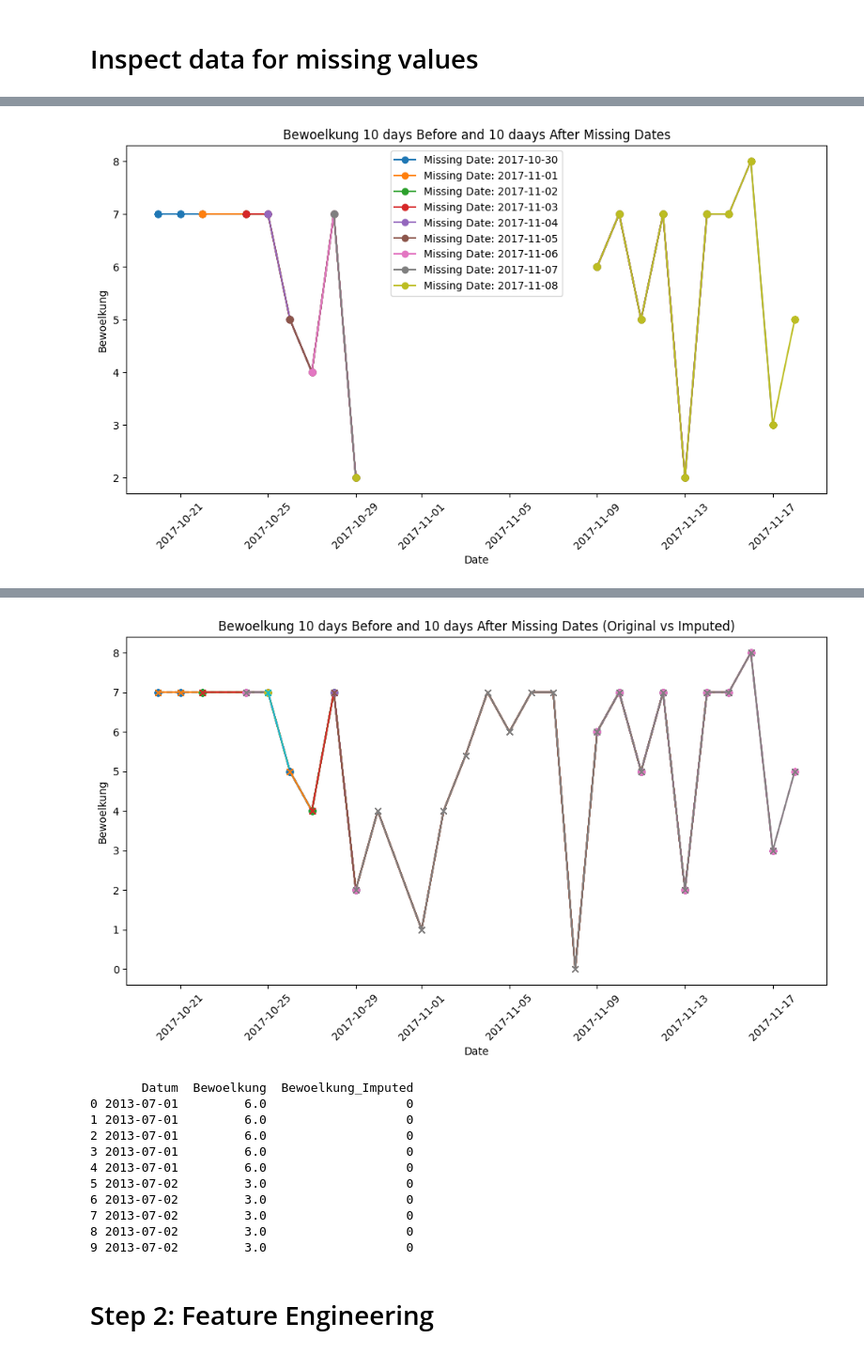
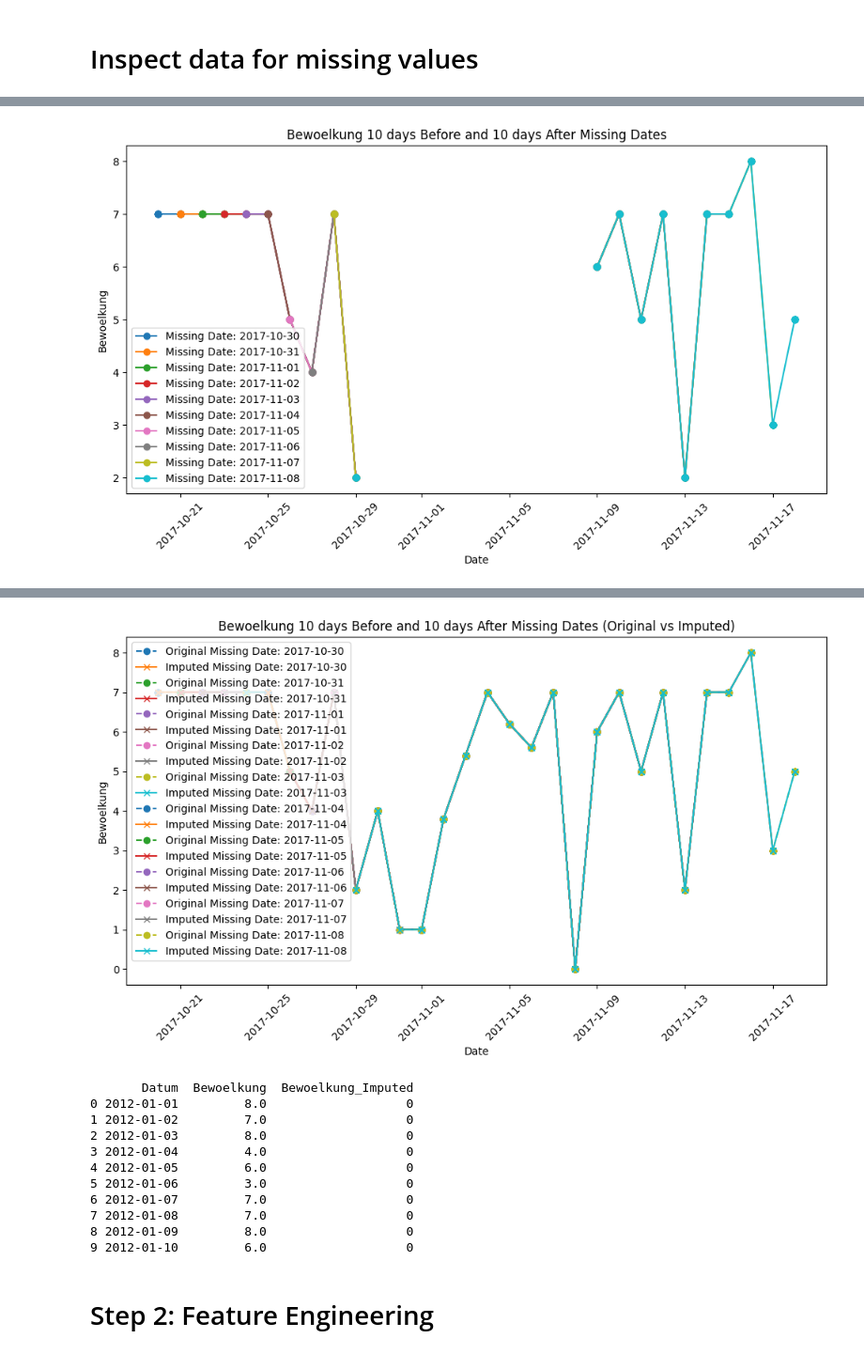
Before and after one commit to Marcel-Ag/Team_Raum-3_BakerySalesPredictions, a Jupyter notebook: 0_DataPreparation/DataPrep.ipynb, the cells around one changed output, grey strips where cells are left out. Shown at 94% size. Saved outputs shown, nothing was run; the diff lists cells and outputs as text; code cells hidden in the pictures.

```diff
--- a/0_DataPreparation/DataPrep.ipynb
+++ b/0_DataPreparation/DataPrep.ipynb
@@ -114,18 +120,29 @@ None
 # %%
+import pandas as pd
+import matplotlib.pyplot as plt
+from sklearn.impute import KNNImputer
+
+# Ensure that 'Datum' is in datetime format
+df['Datum'] = pd.to_datetime(df['Datum'])
+
 # Extract dates with missing 'Bewoelkung' values
 missing_bewoelkung_dates = df[df['Bewoelkung'].isnull()]['Datum']
 print(missing_bewoelkung_dates)
 
-import matplotlib.pyplot as plt
+# Convert to datetime, though it should already be in the correct format
+missing_bewoelkung_dates = pd.to_datetime(missing_bewoelkung_dates)
 
 # Extract the unique missing dates
 unique_missing_dates = missing_bewoelkung_dates.unique()
 
-# Create a figure and axis
+# Create a figure and axis for plotting
 fig, ax = plt.subplots(figsize=(12, 6))
 
 # Loop through each missing date
 for missing_date in unique_missing_dates:
+    # Ensure missing_date is a datetime object
+    missing_date = pd.to_datetime(missing_date)
+
     # Define the date range (one week before and one week after)
     start_date = missing_date - pd.Timedelta(days=10)
     end_date = missing_date + pd.Timedelta(days=10)
@@ -137,7 +154,7 @@ for missing_date in unique_missing_dates:
     ax.plot(date_range_df['Datum'], date_range_df['Bewoelkung'], marker='o', label=f'Missing Date: {missing_date.date()}')
 
 # Set the title and labels
-ax.set_title('Bewoelkung 10 days Before and 10 daays After Missing Dates')
+ax.set_title('Bewoelkung 10 days Before and 10 days After Missing Dates')
 ax.set_xlabel('Date')
 ax.set_ylabel('Bewoelkung')
 
@@ -149,13 +166,12 @@ ax.legend()
 
 # Show the plot
 plt.show()
-from sklearn.impute import KNNImputer
 
 # Select the columns to be used for KNN imputation
 columns_for_imputation = ['Bewoelkung', 'Temperatur', 'Windgeschwindigkeit']
 
 # Create a copy of the dataframe with only the relevant columns
-df_impute = wetter_umsatzdaten_kiwo[columns_for_imputation].copy()
+df_impute = df[columns_for_imputation].copy()
 
 # Initialize the KNNImputer with the desired number of neighbors
 knn_imputer = KNNImputer(n_neighbors=5)
@@ -164,12 +180,13 @@ knn_imputer = KNNImputer(n_neighbors=5)
 df_imputed = knn_imputer.fit_transform(df_impute)
 
 # Update the original dataframe with the imputed values
-wetter_umsatzdaten_kiwo['Bewoelkung'] = df_imputed[:, 0]
+df['Bewoelkung'] = df_imputed[:, 0]
 
 # Verify the imputation
-print(wetter_umsatzdaten_kiwo[['Datum', 'Bewoelkung']].head(10))
+print(df[['Datum', 'Bewoelkung']].head(10))
+
 # Statistics of the un-imputed column
-unimputed_stats = wetter_umsatzdaten_kiwo['Bewoelkung'].describe()
+unimputed_stats = df['Bewoelkung'].describe()
 
 # Statistics of the imputed column
 imputed_stats = pd.Series(df_imputed[:, 0]).describe()
@@ -179,7 +196,8 @@ print("Statistics of the un-imputed column (Bewoelkung):")
 print(unimputed_stats)
 print("\nStatistics of the imputed column (Bewoelkung):")
 print(imputed_stats)
-# Create a figure and axis
+
+# Create a figure and axis for comparing original vs imputed data
 fig, ax = plt.subplots(figsize=(12, 6))
 
 # Loop through each missing date
@@ -190,15 +208,15 @@ for missing_date in unique_missing_dates:
 
     # Filter the dataframe for the date range
     date_range_df = df[(df['Datum'] >= start_date) & (df['Datum'] <= end_date)]
-    date_range_df_imputed = wetter_umsatzdaten_kiwo[(wetter_umsatzdaten_kiwo['Datum'] >= start_date) & (wetter_umsatzdaten_kiwo['Datum'] <= end_date)]
+    date_range_df_imputed = df[(df['Datum'] >= start_date) & (df['Datum'] <= end_date)]
 
-    # Plot the Bewoelkung variable without imputation
+    # Plot the Bewoelkung variable without imputation (before)
     ax.plot(date_range_df['Datum'], date_range_df['Bewoelkung'], marker='o', linestyle='--', label=f'Original Missing Date: {missing_date.date()}')
 
-    # Plot the Bewoelkung variable with imputation
+    # Plot the Bewoelkung variable with imputation (after)
     ax.plot(date_range_df_imputed['Datum'], date_range_df_imputed['Bewoelkung'], marker='x', linestyle='-', label=f'Imputed Missing Date: {missing_date.date()}')
 
-# Set the title and labels
+# Set the title and labels for comparison plot
 ax.set_title('Bewoelkung 10 days Before and 10 days After Missing Dates (Original vs Imputed)')
 ax.set_xlabel('Date')
 ax.set_ylabel('Bewoelkung')
@@ -207,22 +225,17 @@ ax.set_ylabel('Bewoelkung')
 plt.xticks(rotation=45)
 
 # Add a legend
-#ax.legend()
+ax.legend()
 
 # Show the plot
 plt.show()
+
 # Create a mask for the original missing values
-missing_mask = wetter_umsatzdaten_kiwo['Bewoelkung'].isnull()
-
-# Perform the imputation
-df_imputed = knn_imputer.fit_transform(df_impute)
-
-# Update the original dataframe with the imputed values
-wetter_umsatzdaten_kiwo['Bewoelkung'] = df_imputed[:, 0]
+missing_mask = df['Bewoelkung'].isnull()
 
 # Add a column to mark the imputed values
-wetter_umsatzdaten_kiwo['Bewoelkung_Imputed'] = missing_mask.astype(int)
+df['Bewoelkung_Imputed'] = missing_mask.astype(int)
 
 # Verify the new column
-print(wetter_umsatzdaten_kiwo[['Datum', 'Bewoelkung', 'Bewoelkung_Imputed']].head(10))
+print(df[['Datum', 'Bewoelkung', 'Bewoelkung_Imputed']].head(10))
 # %% [output]
@@ -245,3 +258,3 @@ print(wetter_umsatzdaten_kiwo[['Datum', 'Bewoelkung', 'Bewoelkung_Imputed']].hea
 Name: Datum, dtype: datetime64[ns]
-[figure, old version]
+[figure, new version]
        Datum  Bewoelkung
@@ -263,16 +276,16 @@ max         8.000000
 dtype: float64
-[figure, old version]
+[figure, new version]
        Datum  Bewoelkung  Bewoelkung_Imputed
-0 2013-07-01         6.0                   0
-1 2013-07-01         6.0                   0
-2 2013-07-01         6.0                   0
-3 2013-07-01         6.0                   0
-4 2013-07-01         6.0                   0
-5 2013-07-02         3.0                   0
-6 2013-07-02         3.0                   0
-7 2013-07-02         3.0                   0
-8 2013-07-02         3.0                   0
-9 2013-07-02         3.0                   0
+0 2012-01-01         8.0                   0
+1 2012-01-02         7.0                   0
+2 2012-01-03         8.0                   0
+3 2012-01-04         4.0                   0
+4 2012-01-05         6.0                   0
+5 2012-01-06         3.0                   0
+6 2012-01-07         7.0                   0
+7 2012-01-08         7.0                   0
+8 2012-01-09         8.0                   0
+9 2012-01-10         6.0                   0
 # %% [markdown]
 
 # Step 2: Feature Engineering
```
Also changed, not shown: parts of 4 cells of this notebook, 3 other files.
